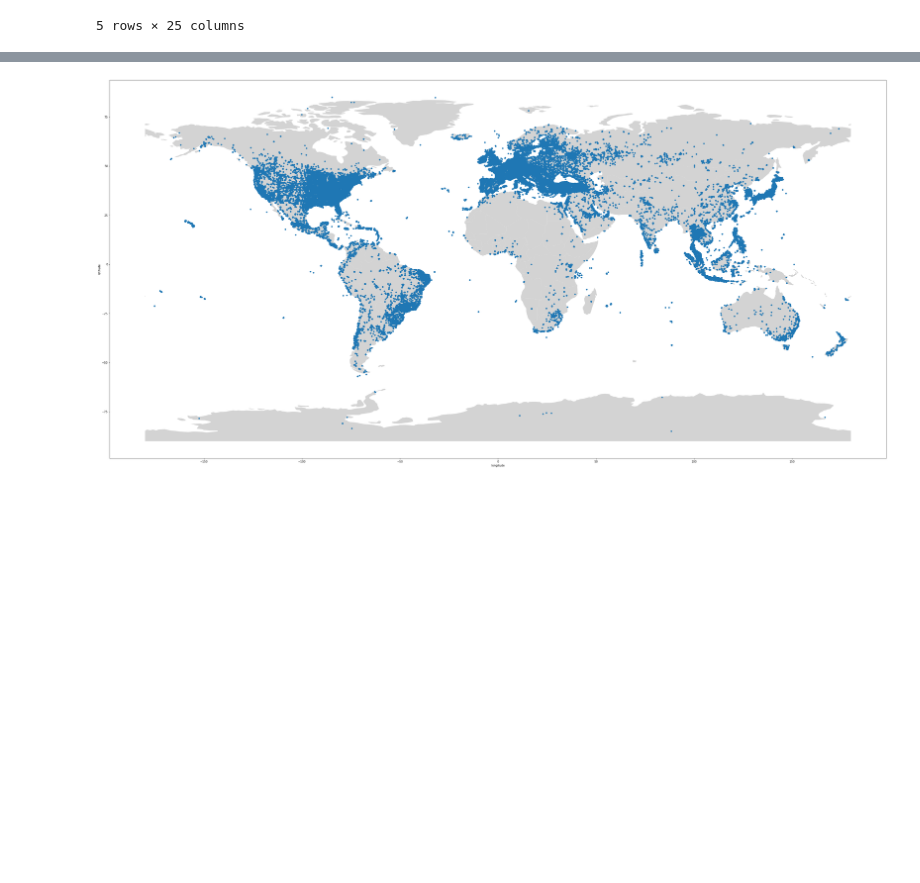
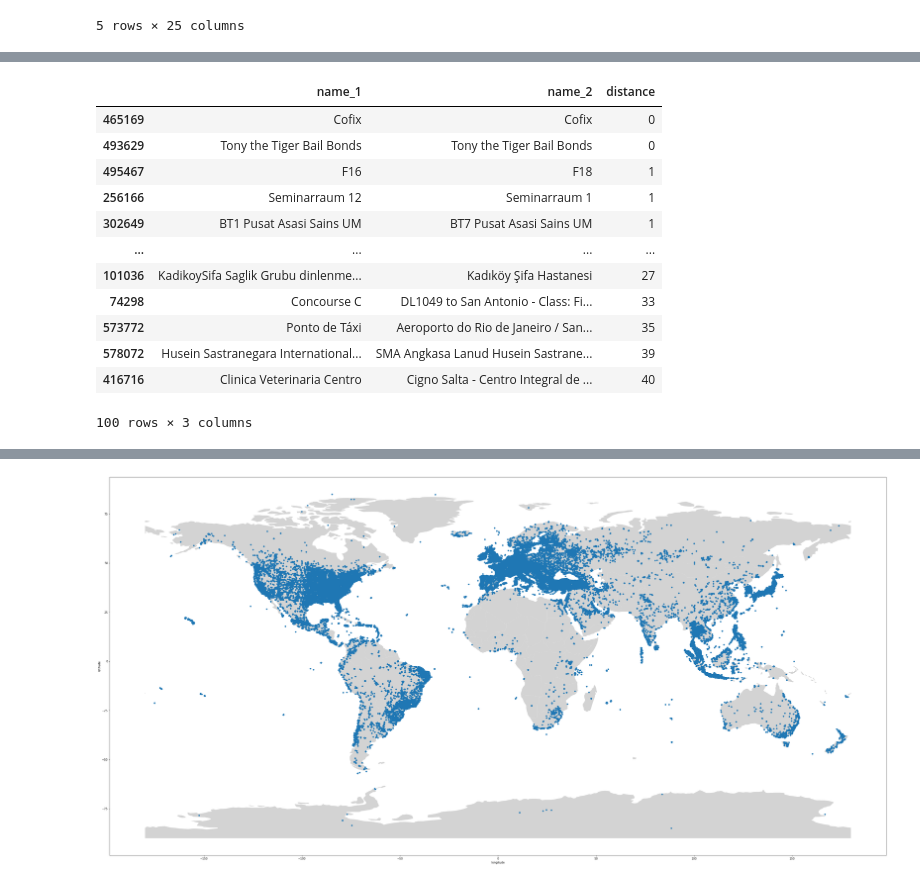
Before and after one commit to ParalogyX/Foursquare_Location_Matching, a Jupyter notebook: first_notebook.ipynb, the cells around one changed output, grey strips where cells are left out. Drawn from its saved outputs; the diff is of its cells as text; code cells hidden in the pictures; blank space fills up the shorter version.

```diff
--- a/first_notebook.ipynb
+++ b/first_notebook.ipynb
@@ -324,0 +430,16 @@ df_pairs[is_in_list].head()
+# %%
+unmatching_sample.sort_values('distance')
+# %% [output]
+|  | name_1 | name_2 | distance |
+| 465169 | Cofix | Cofix | 0 |
+| 493629 | Tony the Tiger Bail Bonds | Tony the Tiger Bail Bonds | 0 |
+| 495467 | F16 | F18 | 1 |
+| 256166 | Seminarraum 12 | Seminarraum 1 | 1 |
+| 302649 | BT1 Pusat Asasi Sains UM | BT7 Pusat Asasi Sains UM | 1 |
+| ... | ... | ... | ... |
+| 101036 | KadikoySifa Saglik Grubu dinlenme... | Kadıköy Şifa Hastanesi | 27 |
+| 74298 | Concourse C | DL1049 to San Antonio - Class: Fi... | 33 |
+| 573772 | Ponto de Táxi | Aeroporto do Rio de Janeiro / San... | 35 |
+| 578072 | Husein Sastranegara International... | SMA Angkasa Lanud Husein Sastrane... | 39 |
+| 416716 | Clinica Veterinaria Centro | Cigno Salta - Centro Integral de ... | 40 |
+100 rows × 3 columns
```
Also changed, not shown: parts of 18 cells of this notebook.
